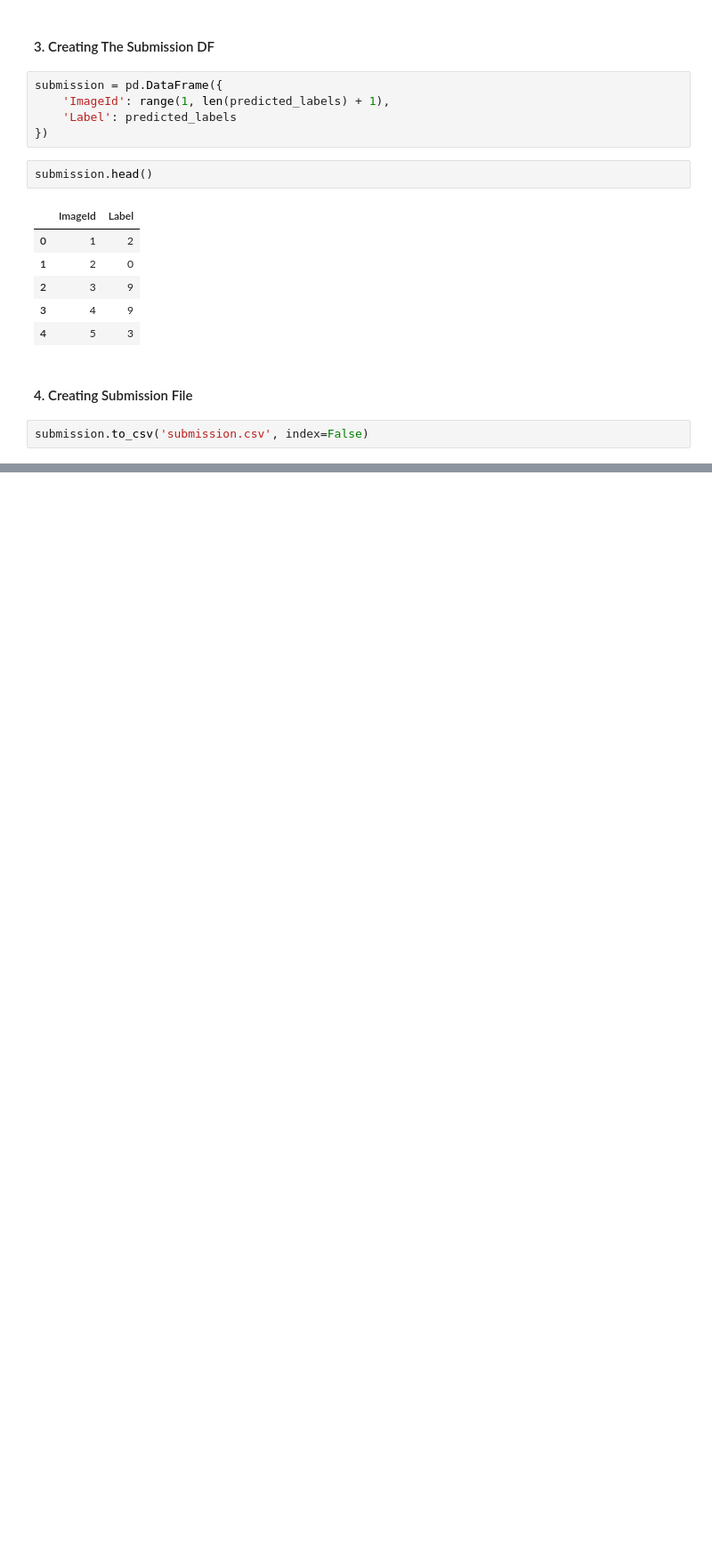
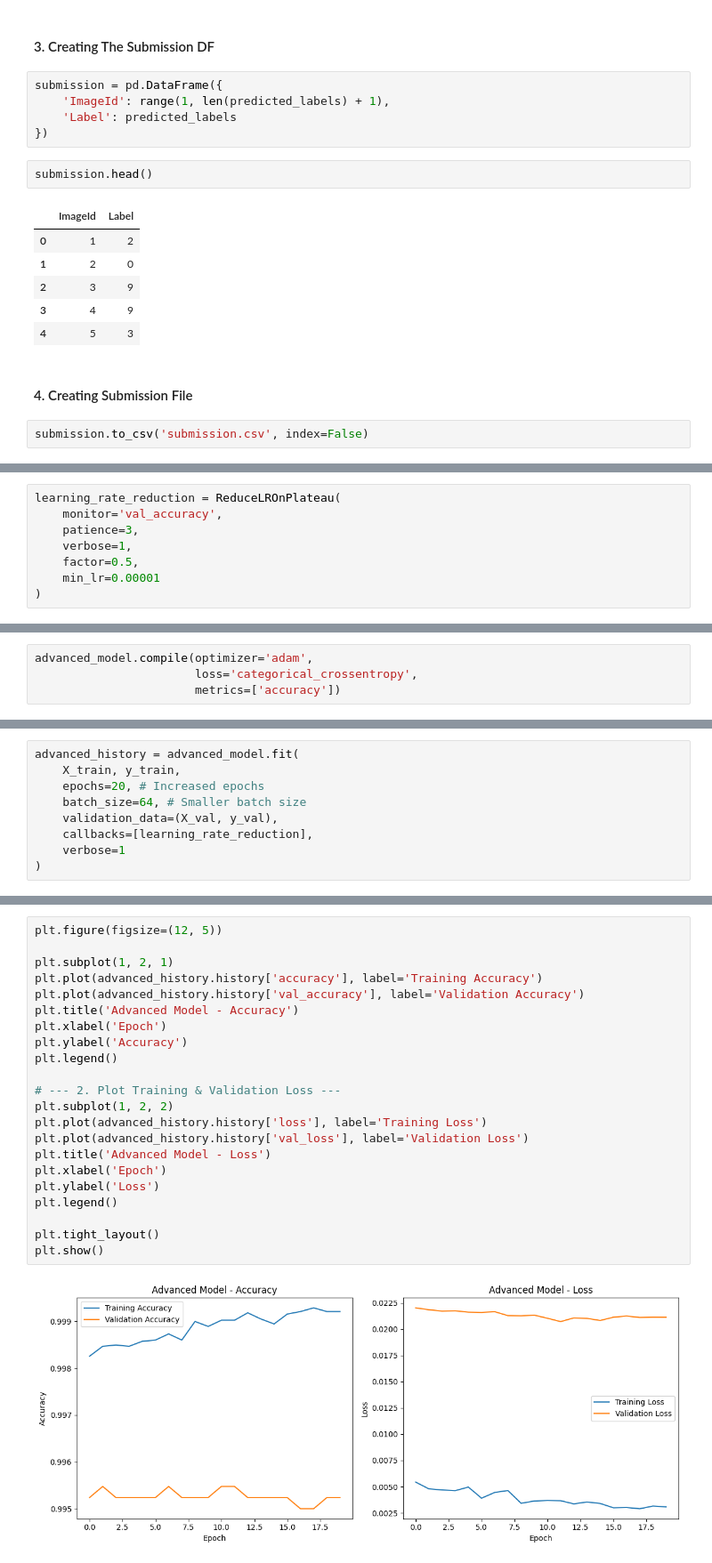
Before and after one commit to Devesh-Daku/Digit-Classifier, a Jupyter notebook: digit-recognizer.ipynb, the cells around one changed output, grey strips where cells are left out. Shown at 89% size. Saved outputs shown, nothing was run; the diff lists cells and outputs as text; blank space fills up the shorter version.

```diff
--- a/digit-recognizer.ipynb
+++ b/digit-recognizer.ipynb
@@ -380,0 +465,8 @@ submission.to_csv('submission.csv', index=False)
+# %%
+learning_rate_reduction = ReduceLROnPlateau(
+    monitor='val_accuracy',
+    patience=3,
+    verbose=1,
+    factor=0.5,
+    min_lr=0.00001
+)
@@ -380,0 +475,4 @@ submission.to_csv('submission.csv', index=False)
+# %%
+advanced_model.compile(optimizer='adam',
+                       loss='categorical_crossentropy',
+                       metrics=['accuracy'])
@@ -380,0 +521,9 @@ submission.to_csv('submission.csv', index=False)
+# %%
+advanced_history = advanced_model.fit(
+    X_train, y_train,
+    epochs=20, # Increased epochs
+    batch_size=64, # Smaller batch size
+    validation_data=(X_val, y_val),
+    callbacks=[learning_rate_reduction],
+    verbose=1
+)
@@ -380,0 +554,24 @@ submission.to_csv('submission.csv', index=False)
+# %%
+plt.figure(figsize=(12, 5))
+
+plt.subplot(1, 2, 1)
+plt.plot(advanced_history.history['accuracy'], label='Training Accuracy')
+plt.plot(advanced_history.history['val_accuracy'], label='Validation Accuracy')
+plt.title('Advanced Model - Accuracy')
+plt.xlabel('Epoch')
+plt.ylabel('Accuracy')
+plt.legend()
+
+# --- 2. Plot Training & Validation Loss ---
+plt.subplot(1, 2, 2)
+plt.plot(advanced_history.history['loss'], label='Training Loss')
+plt.plot(advanced_history.history['val_loss'], label='Validation Loss')
+plt.title('Advanced Model - Loss')
+plt.xlabel('Epoch')
+plt.ylabel('Loss')
+plt.legend()
+
+plt.tight_layout()
+plt.show()
+# %% [output]
+[figure, added]
```
Also changed, not shown: parts of 68 cells of this notebook, 3 other files.
